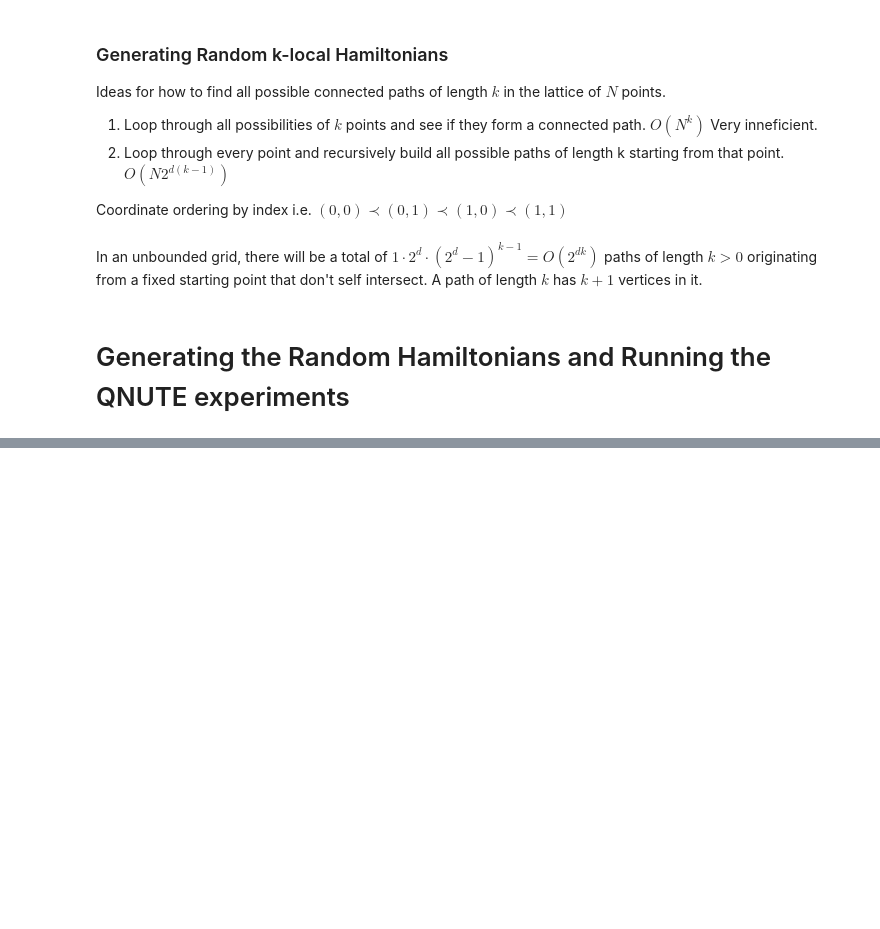
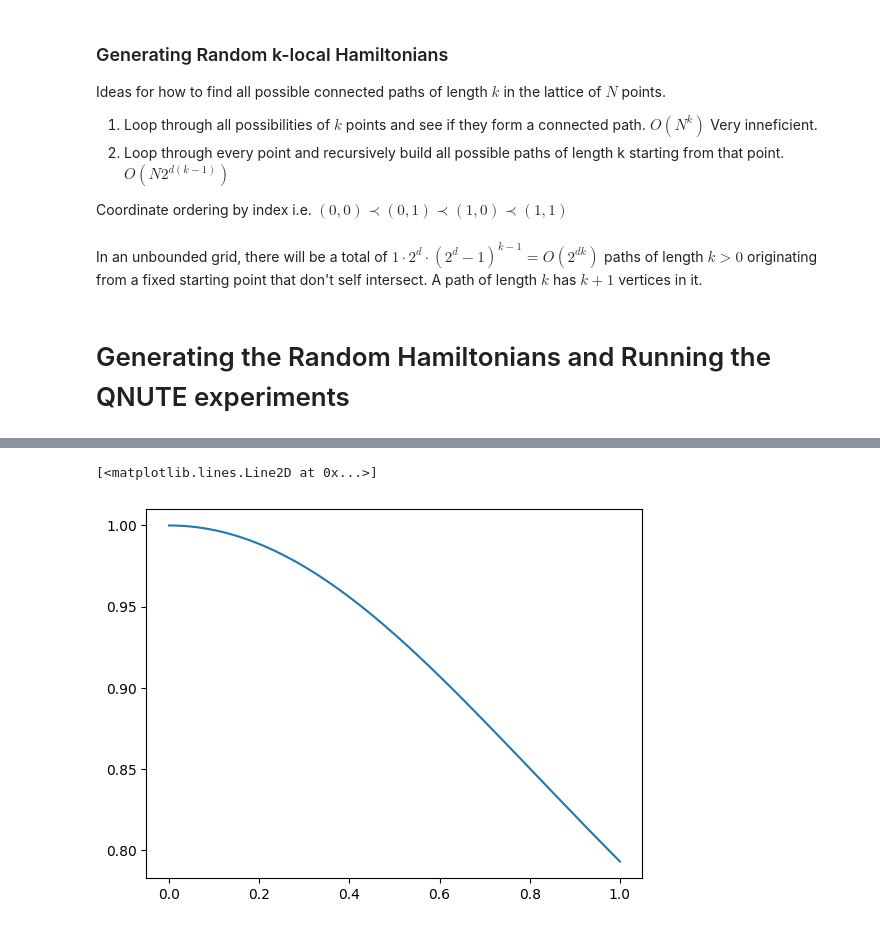
Before and after one commit to KnightShuffler/Quantum-Non-Unitary-Time-Evolution-Public-, a Jupyter notebook: Sandbox Notebooks/Figure scripts.ipynb, the cells around one changed output, grey strips where cells are left out. Cells and saved outputs as stored; diff of their text form; code cells hidden in the pictures; blank space fills up the shorter version.

```diff
--- a/Sandbox Notebooks/Figure scripts.ipynb
+++ b/Sandbox Notebooks/Figure scripts.ipynb
@@ -369,0 +450,21 @@ pd.read_csv(r'logs\2023-02-22\figure_data\dt=0.1\D=1\trotter=True\overall_mean_f
+# %%
+figure_path = './figs/' + ham_string + run_id + '/'
+if not os.path.exists(figure_path):
+    os.makedirs(figure_path)
+for t_i in range(len(dts)):
+    dt = dts[t_i]
+    N = Ns[t_i]
+    for D in Ds:
+        for trotter in trotter_flags:
+#             instance_string = 'dt={}/D={}/trotter={}/'.format(dt,D,trotter)
+#             if not os.path.exists(figure_path + instance_string):
+#                 os.makedirs(figure_path + instance_string)
+#             all_s0_mean_df = pd.read_csv(fig_data_path + instance_string + 'overall_mean_fidelity_to_0_shots.csv',header=0,index_col=0)
+#             plot_s0_fidelity_bars(all_s0_mean_df, figure_path+instance_string)
+            for shots in num_shots:
+                instance_string = 'dt={}/D={}/trotter={}/shots={}/'.format(dt,D,trotter,shots)
+                data_path = fig_data_path + instance_string
+                if shots == shots[0]:
+                    taylor_mean_df = pd.read_csv(data_path + 'mean_fidelity_to_taylor.csv', )
+# %%
+df = taylor_mean_df
@@ -369,0 +487,5 @@ pd.read_csv(r'logs\2023-02-22\figure_data\dt=0.1\D=1\trotter=True\overall_mean_f
+# %%
+plt.plot(df['t'], df['mean'])
+# %% [output]
+[<matplotlib.lines.Line2D at 0x...>]
+[figure, added]
```
Also changed, not shown: parts of 14 cells of this notebook, 1 other file.
